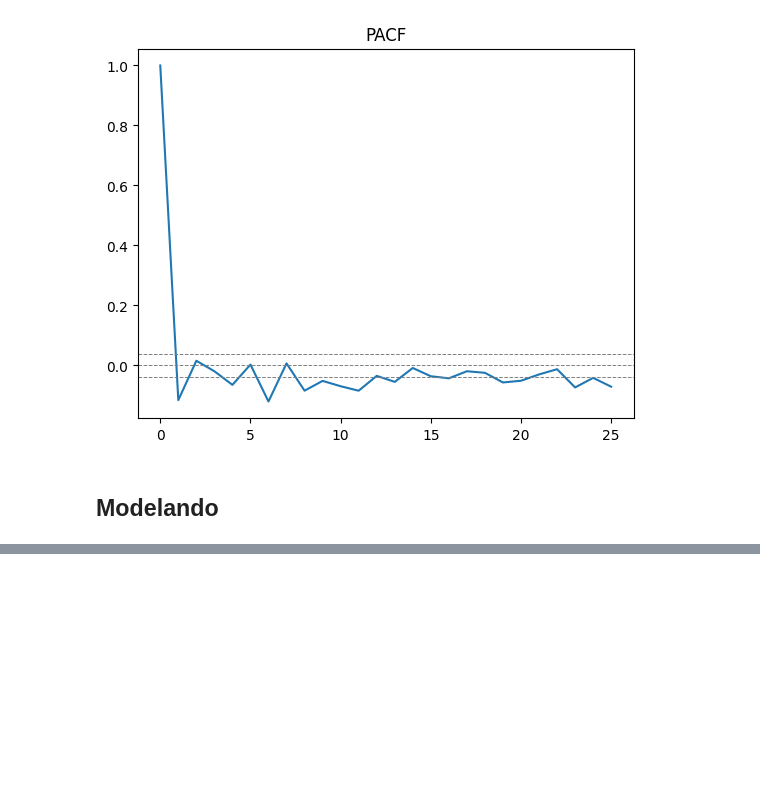
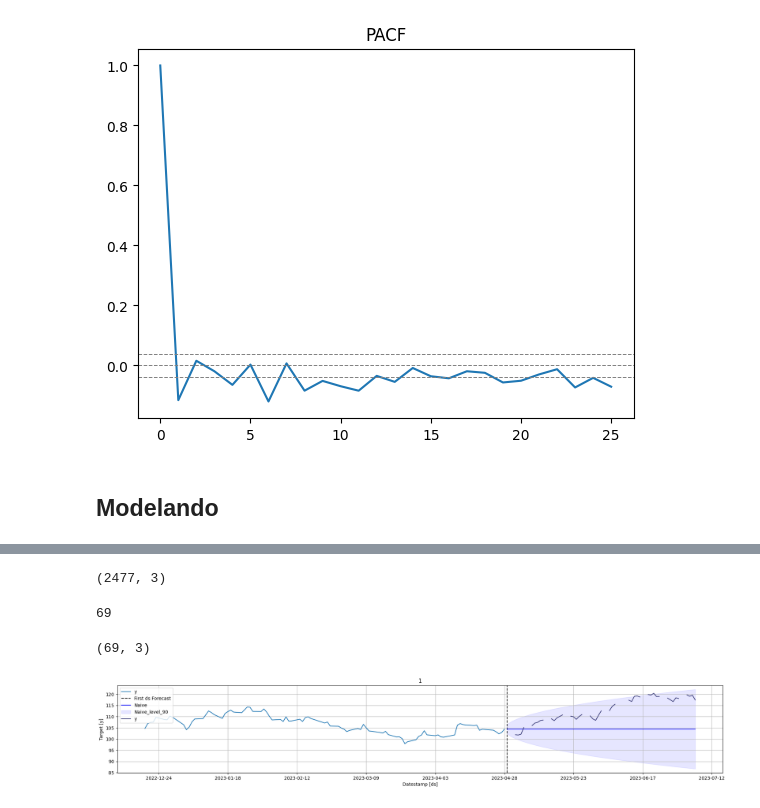
Before and after one commit to jorgeplatero/postech_techchallenge_fase_2, a Jupyter notebook: notebook.ipynb, the cells around one changed output, grey strips where cells are left out. Drawn from its saved outputs; the diff is of its cells as text; code cells hidden in the pictures; blank space fills up the shorter version.

```diff
--- a/notebook.ipynb
+++ b/notebook.ipynb
@@ -385,0 +394,5 @@ plt.show()
+# %%
+df_fechamento = df_fechamento.reset_index()
+df_fechamento.rename(columns = {'data': 'ds', 'ultimo': 'y', 'index': 'unique_id'}, inplace = True)
+df_fechamento['unique_id'] = 1
+df_fechamento.head()
@@ -385,0 +406,27 @@ plt.show()
+# %%
+df_fechamento.shape
+# %% [output]
+(2477, 3)
+# %%
+treino = df_fechamento.loc[df_fechamento['ds'] < '2023-05-01'] #dados de treino
+valid = df_fechamento[(df_fechamento['ds'] >= '2023-05-01') & (df_fechamento['ds'] < '2023-08-08')] #dados de validação (3 meses), quanto maior o período de predição, maior a largura de banda (maior o erro)
+h = valid['ds'].nunique() #datas distintas no intervalo (90 dias)
+h
+# %% [output]
+69
+# %%
+valid.shape
+# %% [output]
+(69, 3)
+# %%
+model = StatsForecast(
+    models = [Naive()],
+    freq = 'D',
+    n_jobs = -1) #n_jobs, quantidade de CPUs da máquina que será ultilizada
+
+model.fit(treino)
+forecast_df = model.predict(h = h, level = [90]) #level é a banda de confiança estabelecida
+forecast_df = forecast_df.reset_index().merge(valid, on = ['ds', 'unique_id'], how = 'left')
+model.plot(treino, forecast_df, level = [90], engine = 'matplotlib', max_insample_length = 90)
+# %% [output]
+[figure, added]
```
Also changed, not shown: parts of 21 cells of this notebook.
